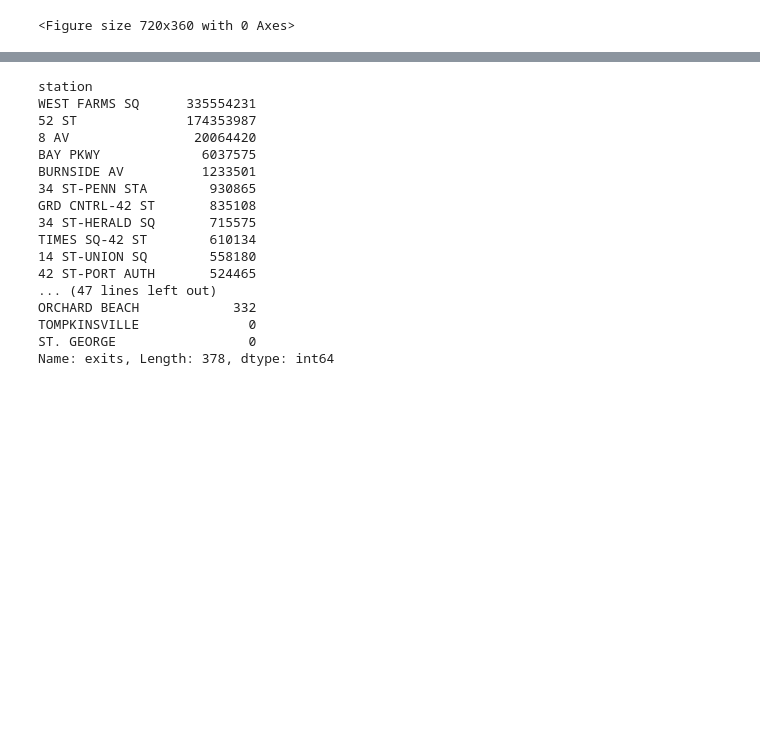
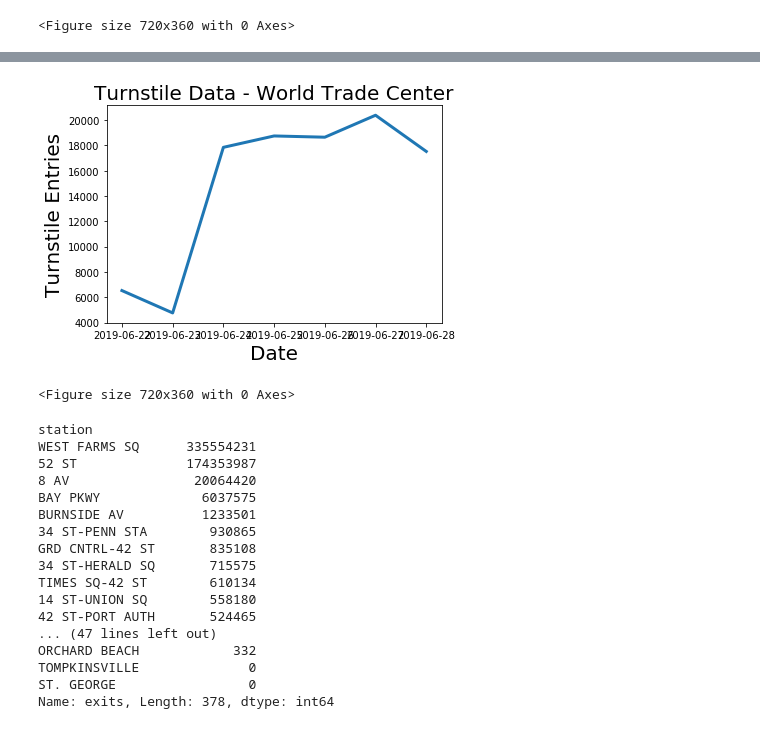
Before and after one commit to cnarrieta18/Metis_project1_mta, a Jupyter notebook: challenge_set1_bell.ipynb, the cells around one changed output, grey strips where cells are left out. Cells and saved outputs as stored; diff of their text form; code cells hidden in the pictures; blank space fills up the shorter version.

Commit message:
progress on challenges

```diff
--- a/challenge_set1_bell.ipynb
+++ b/challenge_set1_bell.ipynb
@@ -178,0 +162,15 @@ Name: entries, Length: 378, dtype: int64
+# %%
+# - challenge 6
+
+# - total number of turnstile entrances
+# - difference between entrances from beginning to end of day
+# - group by turnstile (as seen in the previous question)
+
+turnstile_entries_group_date
+
+# - combine everything in each station date, station
+
+station_date_group = turnstile_entries_group_date.groupby(
+    ['date','station'])['entries'].sum().reset_index()
+
+station_date_group.tail()
@@ -178,0 +184,21 @@ Name: entries, Length: 378, dtype: int64
+# %%
+# - challenge 7
+
+# - use grouped station variable from challenge 6
+# - create mask
+station_date_group.head()
+station_mask = station_date_group['station'] == 'WORLD TRADE CTR'
+
+station_timeseries = station_date_group[station_mask]
+# %%
+# - plot
+
+plt.plot(station_timeseries.date.astype('O')
+         , station_timeseries.entries, linewidth = 3)
+plt.title("Turnstile Data - World Trade Center",family = 'monotype', fontsize = 20)
+plt.xlabel("Date", family = 'monotype', fontsize = 20)
+plt.ylabel("Turnstile Entries", family = 'monotype', fontsize = 20)
+plt.figure(figsize = [10,5]);
+# %% [output]
+[figure, added]
+<Figure size 720x360 with 0 Axes>
```
Also changed, not shown: parts of 6 cells of this notebook.
